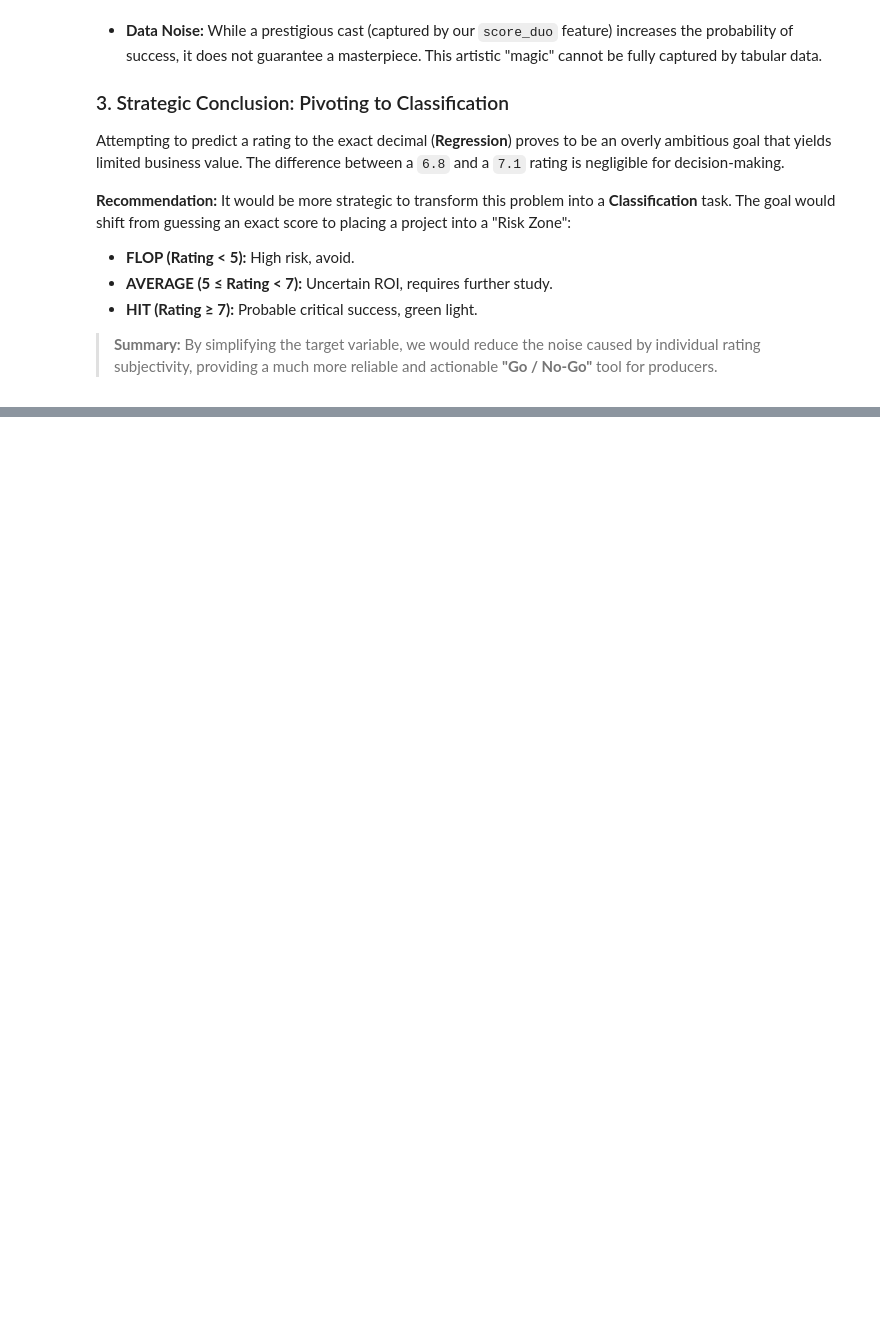
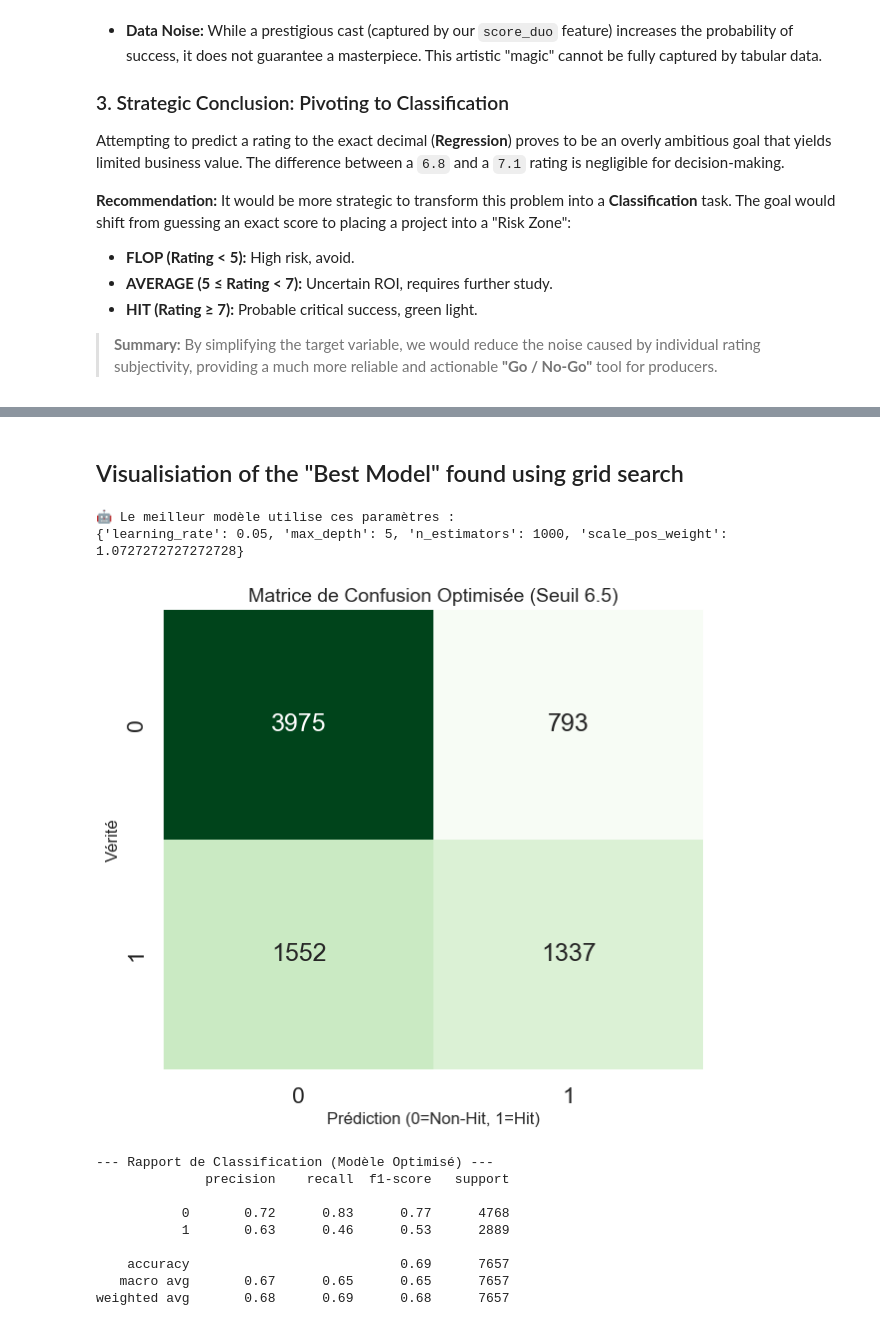
Before and after one commit to MaevaTonyaA/Movie-success-prediction, a Jupyter notebook: Projet.ipynb, the cells around one changed output, grey strips where cells are left out. Drawn from its saved outputs; the diff is of its cells as text; code cells hidden in the pictures; blank space fills up the shorter version.

```diff
--- a/Projet.ipynb
+++ b/Projet.ipynb
@@ -1522,0 +1473,20 @@ Calculating reputation scores on TRAIN set only...
+# %%
+# --- ÉTAPE 1 : NOUVELLE TRANSFORMATION BINAIRE ---
+seuil_hit_binaire = 6.5 # Tout en dessous de 6.5 est un échec (0), tout au-dessus est un succès (1)
+
+
+# Définition des features (X) et de la cible (y)
+y = df_reg['vote_average']
+
+# Transformation des labels
+y_train_bin = (y_train >= seuil_hit_binaire).astype(int)
+y_test_bin = (y_test >= seuil_hit_binaire).astype(int)
+
+# 2. Calcul du ratio pour scale_pos_weight
+# Ratio = (Nombre de Cas Négatifs) / (Nombre de Cas Positifs)
+count_neg = (y_train == 0).sum()
+count_pos = (y_train == 1).sum()
+scale_weight = count_neg / count_pos
+
+print(f"✅ Variable cible transformée en Binaire (0/1).")
+print(f"Ratio de Correction (scale_pos_weight) : {scale_weight:.2f}")
@@ -1522,0 +1555,45 @@ Calculating reputation scores on TRAIN set only...
+# %% [markdown]
+## Visualisiation of the "Best Model" found using grid search
+# %%
+from sklearn.metrics import confusion_matrix, classification_report
+import matplotlib.pyplot as plt
+import seaborn as sns
+
+# --- 1. Récupération du Champion ---
+# On prend le modèle qui a eu le meilleur score pendant la recherche
+best_model = grid_search.best_estimator_
+
+print("🤖 Le meilleur modèle utilise ces paramètres :")
+print(grid_search.best_params_)
+
+# --- 2. Prédictions sur le Test Set ---
+# Attention : On utilise bien X_test_final (qui ne contient que les nombres)
+y_pred_optim = best_model.predict(X_test)
+
+# --- 3. Matrice de Confusion ---
+cm_optim = confusion_matrix(y_test_bin, y_pred_optim)
+
+plt.figure(figsize=(7, 6))
+# J'utilise une couleur différente (Vert) pour bien différencier du modèle précédent
+sns.heatmap(cm_optim, annot=True, fmt='d', cmap='Greens', cbar=False)
+plt.title(f"Matrice de Confusion Optimisée (Seuil {seuil_hit_binaire})", fontsize=14)
+plt.xlabel("Prédiction (0=Non-Hit, 1=Hit)", fontsize=12)
+plt.ylabel("Vérité", fontsize=12)
+plt.show()
+
+# --- 4. Rapport Détaillé ---
+print("\n--- Rapport de Classification (Modèle Optimisé) ---")
+print(classification_report(y_test_bin, y_pred_optim))
+# %% [output]
+🤖 Le meilleur modèle utilise ces paramètres :
+{'learning_rate': 0.05, 'max_depth': 5, 'n_estimators': 1000, 'scale_pos_weight': 1.0727272727272728}
+[figure, added]
+--- Rapport de Classification (Modèle Optimisé) ---
+              precision    recall  f1-score   support
+
+           0       0.72      0.83      0.77      4768
+           1       0.63      0.46      0.53      2889
+
+    accuracy                           0.69      7657
+   macro avg       0.67      0.65      0.65      7657
+weighted avg       0.68      0.69      0.68      7657
```
Also changed, not shown: parts of 33 cells of this notebook.
